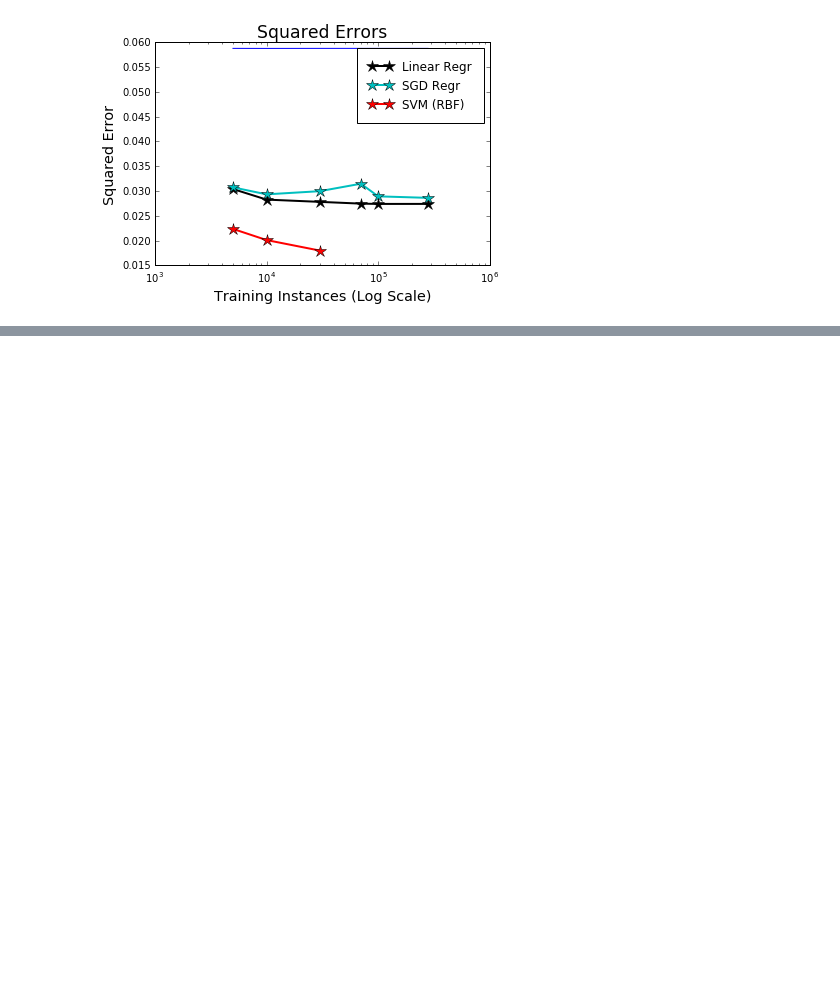
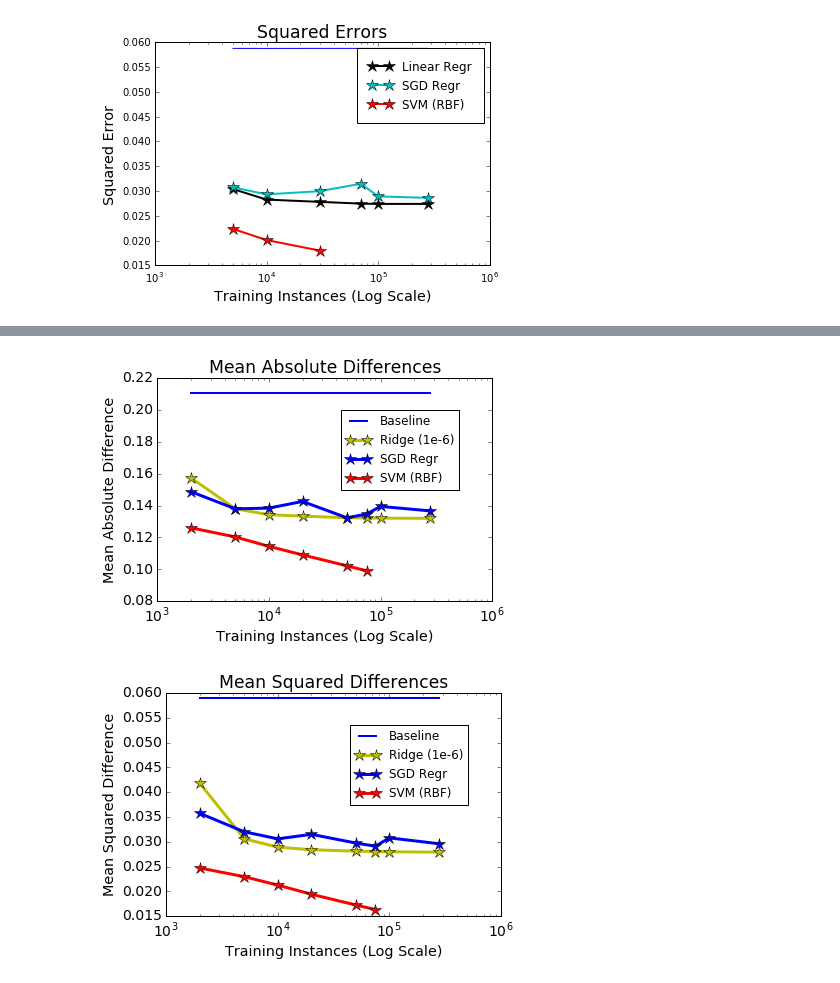
Before and after one commit to DanielTakeshi/patches_01_06_15, a Jupyter notebook: Figures_for_Progress_Report.ipynb, the cells around one changed output, grey strips where cells are left out. Drawn from its saved outputs; the diff is of its cells as text; code cells hidden in the pictures; blank space fills up the shorter version.

```diff
--- a/Figures_for_Progress_Report.ipynb
+++ b/Figures_for_Progress_Report.ipynb
@@ -430,0 +431,50 @@ plt.savefig('slides_pfc_2.png')
+# %%
+### January 14, 2016
+# Now let's update the two plots with the 50k data for the SVM RBF Kernel.
+# Then I'll have to get to work understanding Theano. (Not caffe ...)
+
+# Let's try to get the MAE plot
+training_sizes = [2000, 5000, 10000, 20000, 50000, 75000, 100000, 280000]
+abs_rid = [0.157367, 0.137984, 0.134236, 0.13337, 0.132352, 0.132228, 0.132081, 0.131968]
+abs_sgd = [0.148689, 0.137932, 0.138383, 0.142564, 0.132293, 0.134648, 0.139445, 0.136622]
+abs_svm = [0.126021, 0.120288, 0.114377, 0.109029, 0.102181, 0.099042]
+median  = 0.21078*np.ones(len(training_sizes))
+
+plt.figure()
+plt.title('Mean Absolute Differences', size='xx-large')
+plt.xlabel('Training Instances (Log Scale)', size='x-large')
+plt.ylabel('Mean Absolute Difference', size='x-large')
+plt.xscale('log')
+plt.tick_params(axis='both', which='major', labelsize=14)
+
+plt.plot(training_sizes, median, linewidth=2, label='Baseline')
+plt.plot(training_sizes, abs_rid, 'y*-', markersize=12, linewidth=3, label='Ridge (1e-6)')
+plt.plot(training_sizes, abs_sgd, 'b*-', markersize=12, linewidth=3, label='SGD Regr')
+plt.plot(training_sizes[:len(abs_svm)], abs_svm, 'r*-', markersize=12, linewidth=3, label='SVM (RBF)')
+
+plt.legend(loc=(0.55,0.5), scatterpoints=1)
+plt.savefig('fig_absdiff_svm_jan14.png')
+
+# Now the MSE Plot
+sqr_rid = [0.041794, 0.030612, 0.028909, 0.028405, 0.02811, 0.028012, 0.027978, 0.02792]
+sqr_sgd = [0.035732, 0.032017, 0.030592, 0.031503, 0.029745, 0.029106, 0.030786, 0.0296]
+sqr_svm = [0.02472, 0.022964, 0.021261, 0.019422, 0.017252, 0.01634]
+mean = 0.05901*np.ones(len(training_sizes))
+
+plt.figure()
+plt.title('Mean Squared Differences', size='xx-large')
+plt.xlabel('Training Instances (Log Scale)', size='x-large')
+plt.ylabel('Mean Squared Difference', size='x-large')
+plt.xscale('log')
+plt.tick_params(axis='both', which='major', labelsize=14)
+
+plt.plot(training_sizes, mean, linewidth=2, label='Baseline')
+plt.plot(training_sizes, sqr_rid, 'y*-', markersize=12, linewidth=3, label='Ridge (1e-6)')
+plt.plot(training_sizes, sqr_sgd, 'b*-', markersize=12, linewidth=3, label='SGD Regr')
+plt.plot(training_sizes[:len(sqr_svm)], sqr_svm, 'r*-', markersize=12, linewidth=3, label='SVM (RBF)')
+
+plt.legend(loc=(0.55,0.5), scatterpoints=1)
+plt.savefig('fig_sqrdiff_svm_jan14.png')
+# %% [output]
+[figure, added]
+[figure, added]
```
Also changed, not shown: parts of 2 cells of this notebook, 2 other files.
